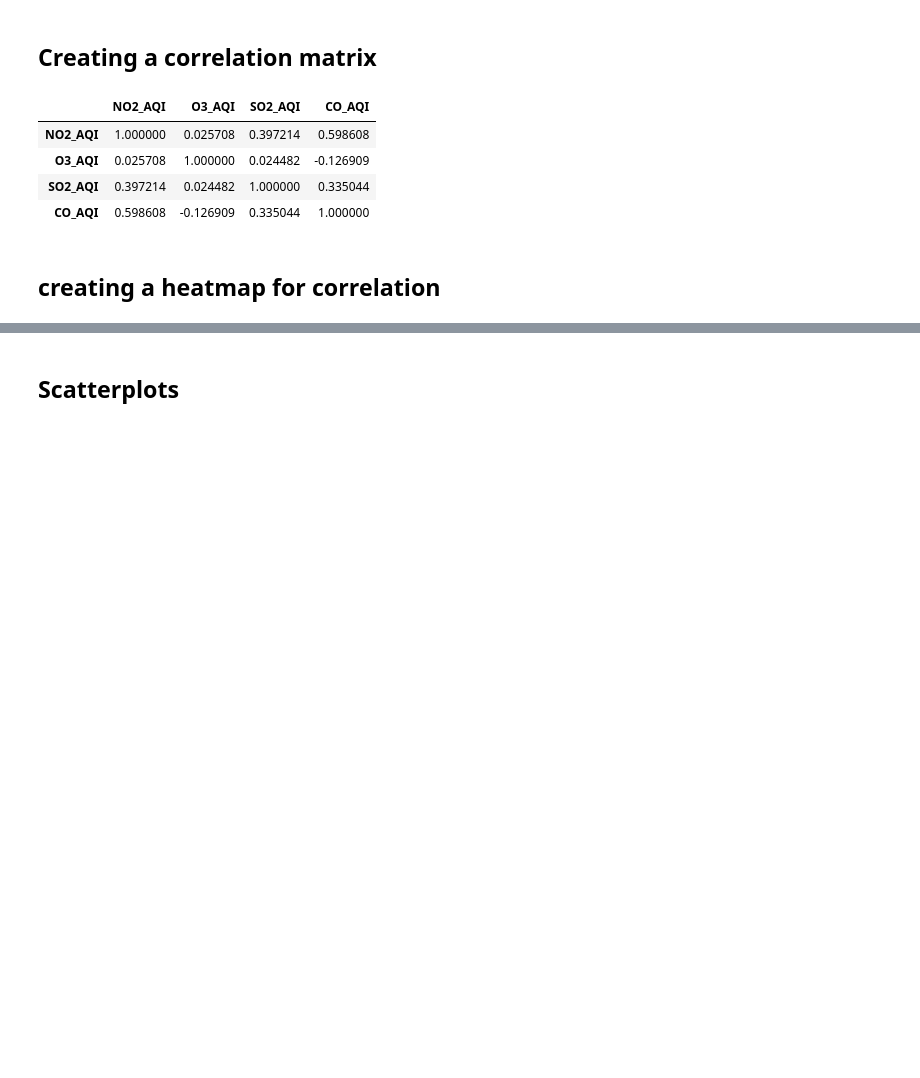
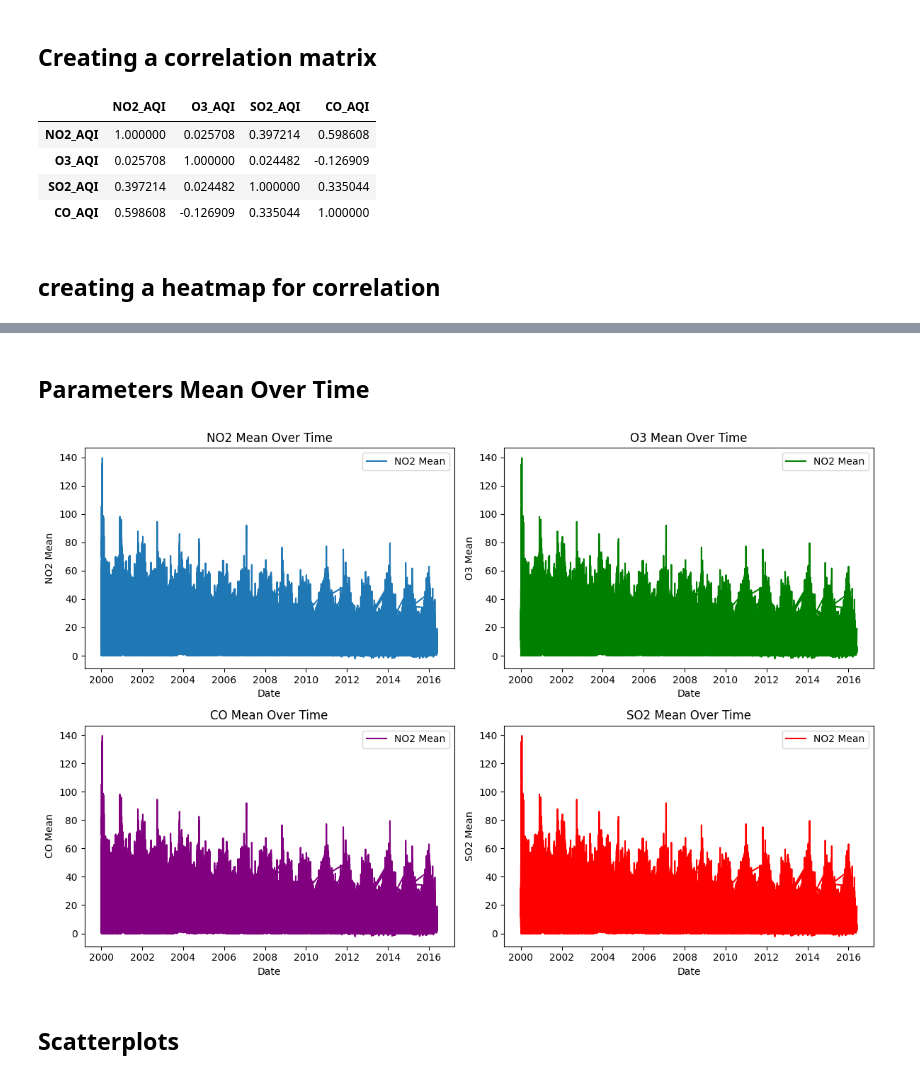
Before and after one commit to Poliaboy/GreenAi-Project-S7, a Jupyter notebook: project_notebook.ipynb, the cells around one changed output, grey strips where cells are left out. Drawn from its saved outputs; the diff is of its cells as text; code cells hidden in the pictures; blank space fills up the shorter version.

```diff
--- a/project_notebook.ipynb
+++ b/project_notebook.ipynb
@@ -179,3 +246,42 @@ c
+# %% [markdown]
+## Parameters Mean Over Time
+# %%
+poll['Date Local'] = pd.to_datetime(poll['Date Local'])
+
+plt.figure(figsize=(12,8))
+
+plt.subplot(221)
+plt.plot(poll['Date Local'], poll['NO2 Mean'], label='NO2 Mean')
+plt.title('NO2 Mean Over Time')
+plt.xlabel('Date')
+plt.ylabel('NO2 Mean')
+plt.legend()
+
+plt.subplot(222)
+plt.plot(poll['Date Local'], poll['NO2 Mean'], label='NO2 Mean',color='green')
+plt.title('O3 Mean Over Time')
+plt.xlabel('Date')
+plt.ylabel('O3 Mean')
+plt.legend()
+
+plt.subplot(223)
+plt.plot(poll['Date Local'], poll['NO2 Mean'], label='NO2 Mean', color='purple')
+plt.title('CO Mean Over Time')
+plt.xlabel('Date')
+plt.ylabel('CO Mean')
+plt.legend()
+
+plt.subplot(224)
+plt.plot(poll['Date Local'], poll['NO2 Mean'], label='NO2 Mean',color='red')
+plt.title('SO2 Mean Over Time')
+plt.xlabel('Date')
+plt.ylabel('SO2 Mean')
+plt.legend()
+
+plt.tight_layout()
+plt.show()
+# %% [output]
+[figure, added]
 # %% [markdown]
 ## Scatterplots
 # %%
```
Also changed, not shown: parts of 18 cells of this notebook.
